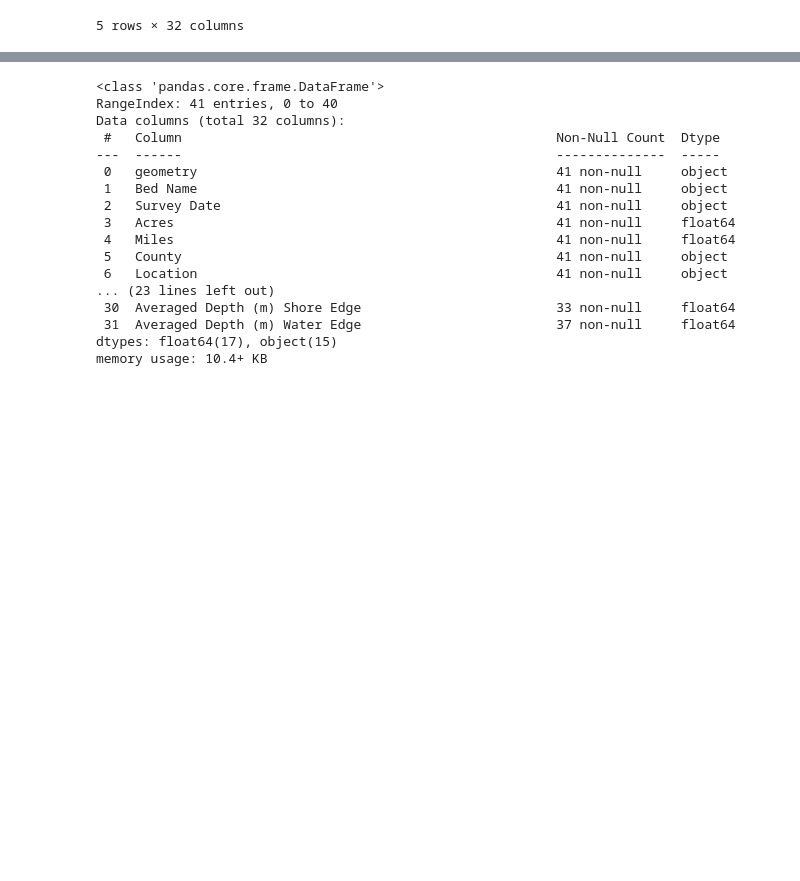
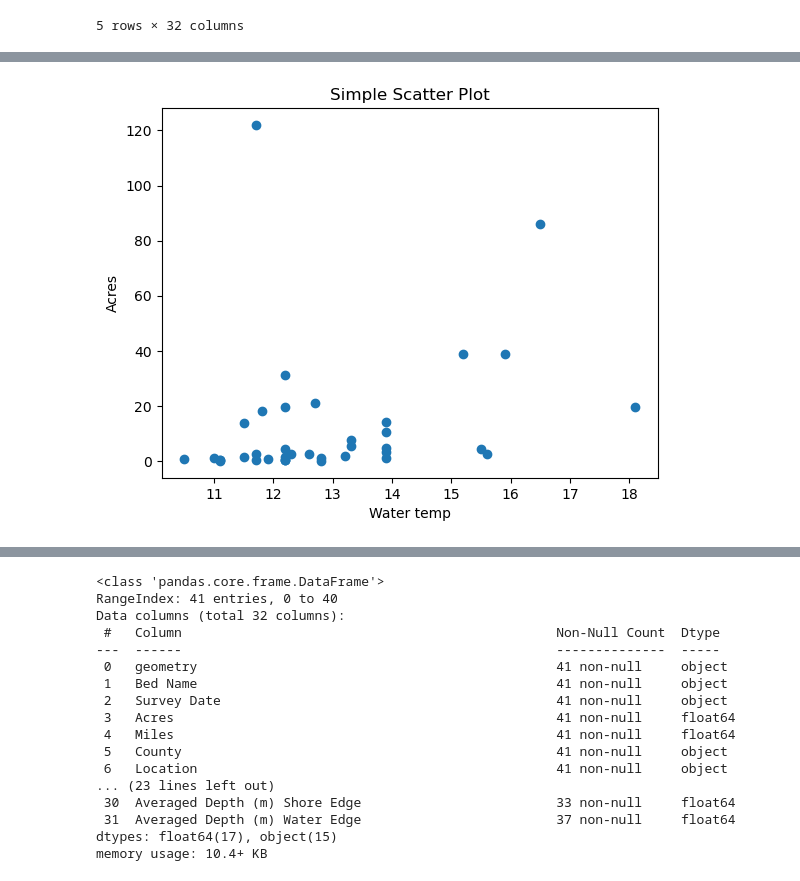
Before and after one commit to sgolden3/Project-One-Data-5100, a Jupyter notebook: kelp.ipynb, the cells around one changed output, grey strips where cells are left out. Cells and saved outputs as stored; diff of their text form; code cells hidden in the pictures; blank space fills up the shorter version.

```diff
--- a/kelp.ipynb
+++ b/kelp.ipynb
@@ -23,0 +43,12 @@ df.head()
+# %%
+plt.scatter(df['Water Temp (C ) Water Edge 1'], df['Acres'])
+
+# Add labels and title
+plt.xlabel("Water temp")
+plt.ylabel("Acres")
+plt.title("Simple Scatter Plot")
+
+# Display the plot
+plt.show()
+# %% [output]
+[figure, added]
```
Also changed, not shown: parts of 15 cells of this notebook.
